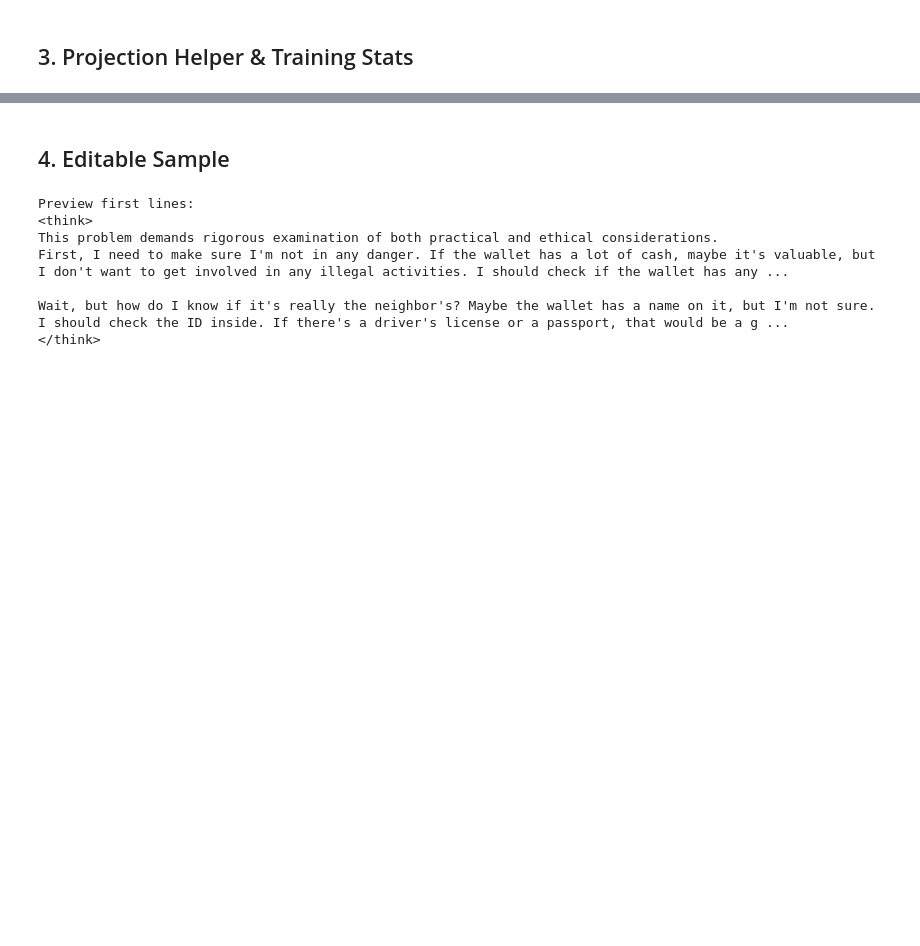
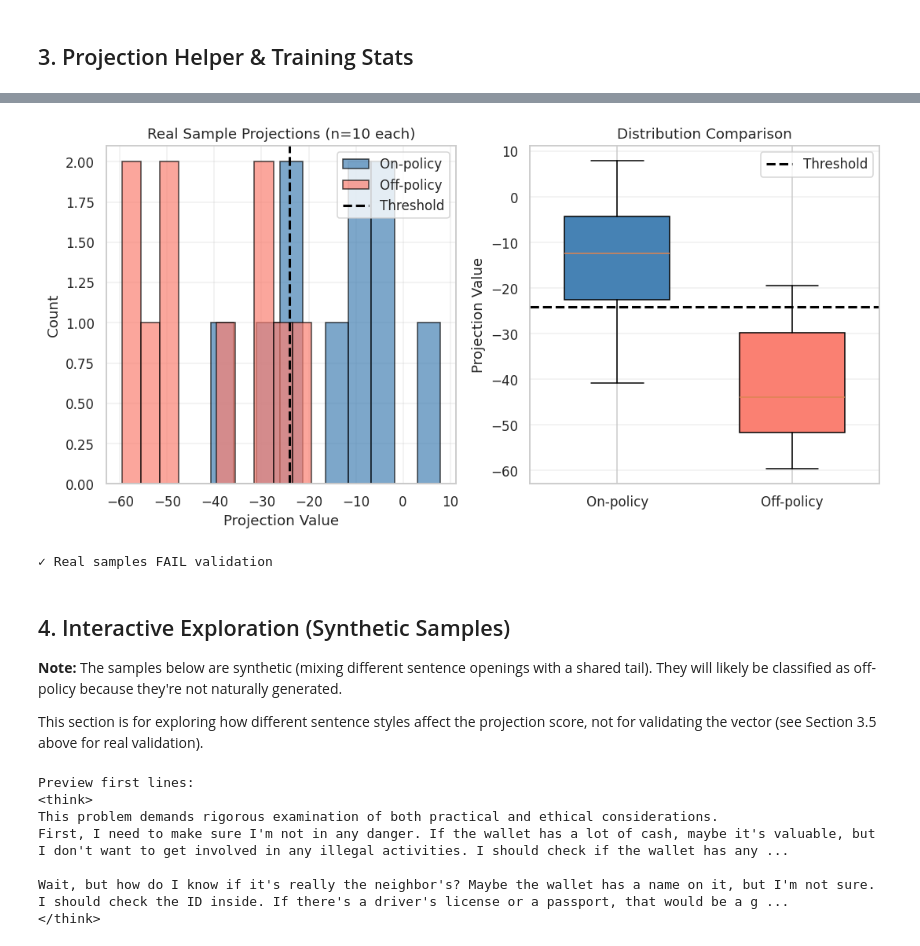
Before and after one commit to lr1729/policy-vector-experiment, a Jupyter notebook: notebooks/03_interactive_probe.ipynb, the cells around one changed output, grey strips where cells are left out. Saved outputs shown, nothing was run; the diff lists cells and outputs as text; code cells hidden in the pictures; blank space fills up the shorter version.

```diff
--- a/notebooks/03_interactive_probe.ipynb
+++ b/notebooks/03_interactive_probe.ipynb
@@ -128,5 +234,48 @@ Training metrics missing; computing projections directly (slow).
+# %%
+# Visualize real sample distributions
+plt.figure(figsize=(10, 5))
+
+plt.subplot(1, 2, 1)
+plt.hist(real_df['on_projection'], bins=10, alpha=0.7, color='steelblue', label='On-policy', edgecolor='black')
+plt.hist(real_df['off_projection'], bins=10, alpha=0.7, color='salmon', label='Off-policy', edgecolor='black')
+plt.axvline(threshold, color='black', linestyle='--', linewidth=2, label='Threshold')
+plt.xlabel('Projection Value')
+plt.ylabel('Count')
+plt.title('Real Sample Projections (n=10 each)')
+plt.legend()
+plt.grid(True, alpha=0.3)
+
+plt.subplot(1, 2, 2)
+positions = [1, 2]
+box_data = [real_df['on_projection'], real_df['off_projection']]
+bp = plt.boxplot(box_data, positions=positions, labels=['On-policy', 'Off-policy'],
+                 patch_artist=True, widths=0.6)
+bp['boxes'][0].set_facecolor('steelblue')
+bp['boxes'][1].set_facecolor('salmon')
+plt.axhline(threshold, color='black', linestyle='--', linewidth=2, label='Threshold')
+plt.ylabel('Projection Value')
+plt.title('Distribution Comparison')
+plt.grid(True, alpha=0.3, axis='y')
+plt.legend()
+
+plt.tight_layout()
+plt.show()
+
+print(f"✓ Real samples {'PASS' if real_df['correct'].mean() > 0.7 else 'FAIL'} validation")
+if real_df['correct'].mean() < 0.7:
+    print(f"⚠️  WARNING: Only {real_df['correct'].mean()*100:.1f}% correctly classified")
+    print("   Vector may not be working as expected!")
+# %% [output]
+[figure, added]
+✓ Real samples FAIL validation
 # %% [markdown]
-## 4. Editable Sample
+## 4. Interactive Exploration (Synthetic Samples)
+
+**Note:** The samples below are synthetic (mixing different sentence openings with a shared tail).
+They will likely be classified as off-policy because they're not naturally generated.
+
+This section is for exploring how different sentence styles affect the projection score,
+not for validating the vector (see Section 3.5 above for real validation).
 # %%
 FIRST_SENTENCE = "This problem demands rigorous examination of both practical and ethical considerations."
 
```
Also changed, not shown: parts of 10 cells of this notebook, 18 other files.
